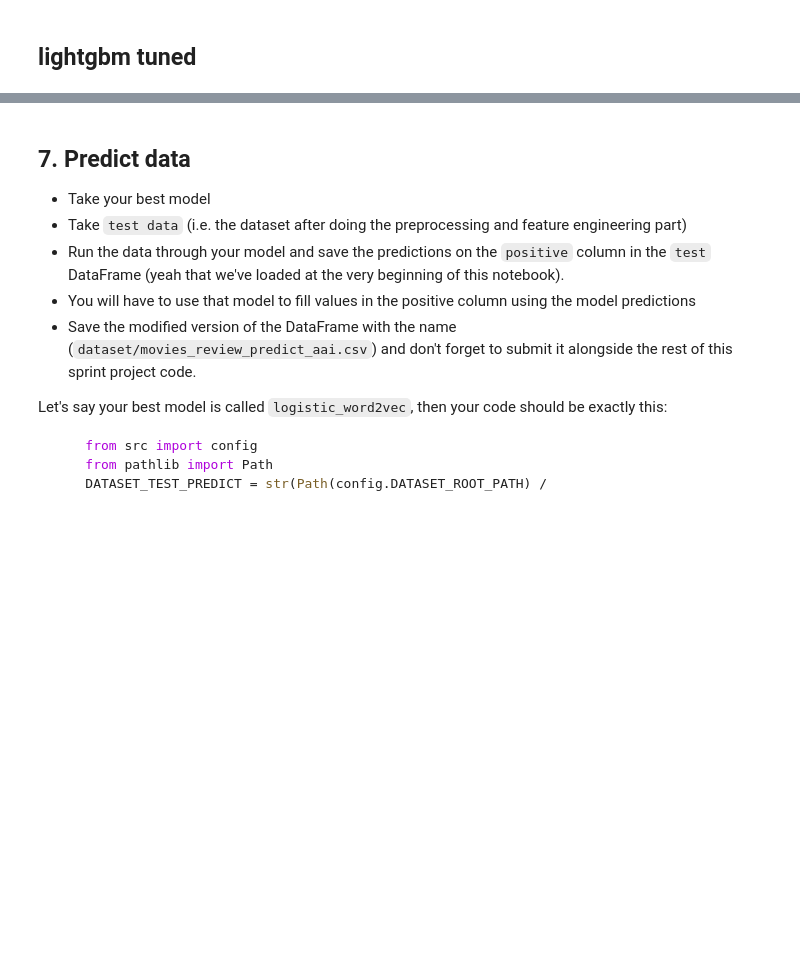
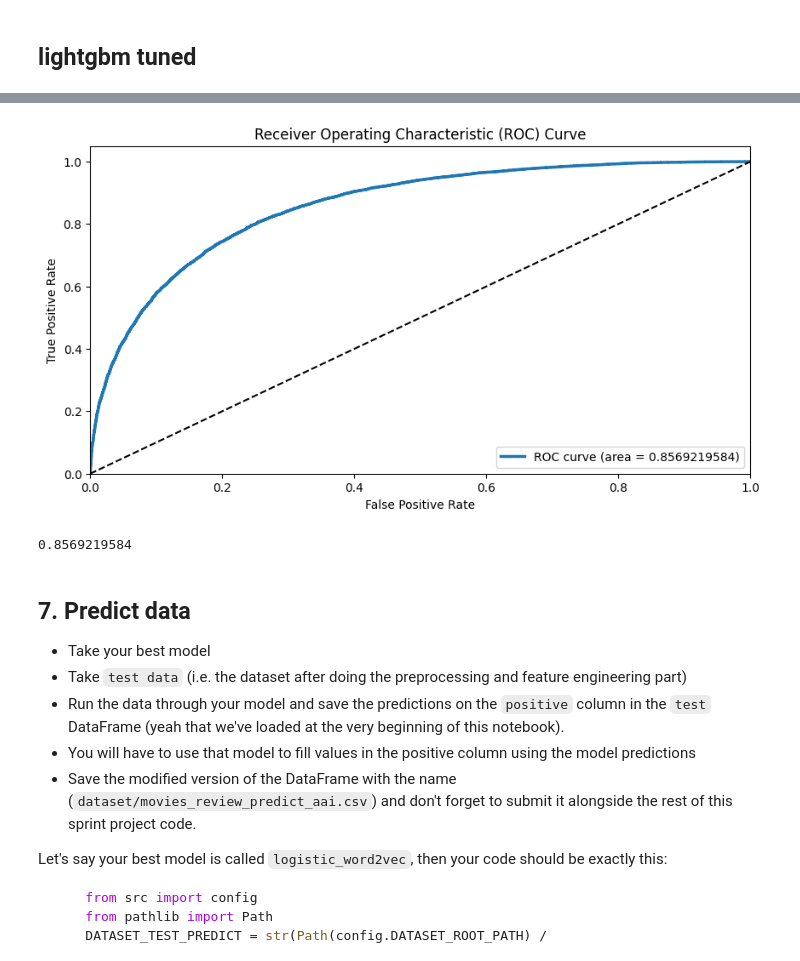
Before and after one commit to JuanDiego28/SentimentAnalysis_NLP_MovieReview, a Jupyter notebook: AnyoneAI - Sprint Project 05.ipynb, the cells around one changed output, grey strips where cells are left out. Saved outputs shown, nothing was run; the diff lists cells and outputs as text; code cells hidden in the pictures; blank space fills up the shorter version.

```diff
--- a/AnyoneAI - Sprint Project 05.ipynb
+++ b/AnyoneAI - Sprint Project 05.ipynb
@@ -385,19 +391,14 @@ Model Classification report:
 # %% [markdown]
 ## lightgbm tuned
 # %%
-from lightgbm import LGBMClassifier
-from sklearn.model_selection import RandomizedSearchCV
-from sklearn.model_selection import KFold
-import pickle
-
 params = {
-    'learning_rate': [0.1, 0.05],
+    'learning_rate': [0.01, 0.1, 0.05],
     'boosting_type': ['dart'],
     'objective': ['binary'],
     'metric':['auc','binary_logloss'],
     'num_leaves':[31,50,70,90],
     'max_depth':[-1,5,7,9,12],
-    'scale_pos_weight': [1,4,8]
+    'n_estimators': [500,700]
     }
 cv = KFold(n_splits=5, shuffle=True, random_state=42)
 randomsearch_lgbm = RandomizedSearchCV(
@@ -407,5 +408,5 @@ randomsearch_lgbm = RandomizedSearchCV(
     cv = cv,n_iter=30)
 randomsearch_lgbm.fit(w2v_train_features, y_train)
 
-with open('lgbm_model_rscv3.pkl','wb') as file:
+with open('lgbm_model_rscv.pkl','wb') as file:
     pickle.dump(randomsearch_lgbm.best_estimator_,file)
@@ -411,0 +420,6 @@ with open('lgbm_model_rscv3.pkl','wb') as file:
+# %%
+with open('lgbm_model_rscv.pkl','rb') as file:
+    randomsearch_lgbm = pickle.load(file)
+
+lgbm_predictions =  randomsearch_lgbm.predict(w2v_test_features)
+evaluation.get_performance(lgbm_predictions,y_test)
@@ -412,3 +445,7 @@ with open('lgbm_model_rscv3.pkl','wb') as file:
 # %%
-# TODO: Use the `get_performance()` function from `evaluation.py` module to show
-# the model performance.
+# TODO: Use the `plot_roc()` function from `evaluation.py` module to show
+# the model ROC curve.
+evaluation.plot_roc(randomsearch_lgbm,y_test,w2v_test_features)
+# %% [output]
+[figure, added]
+0.8569219584
```
Also changed, not shown: parts of 10 cells of this notebook, 1 other file.
